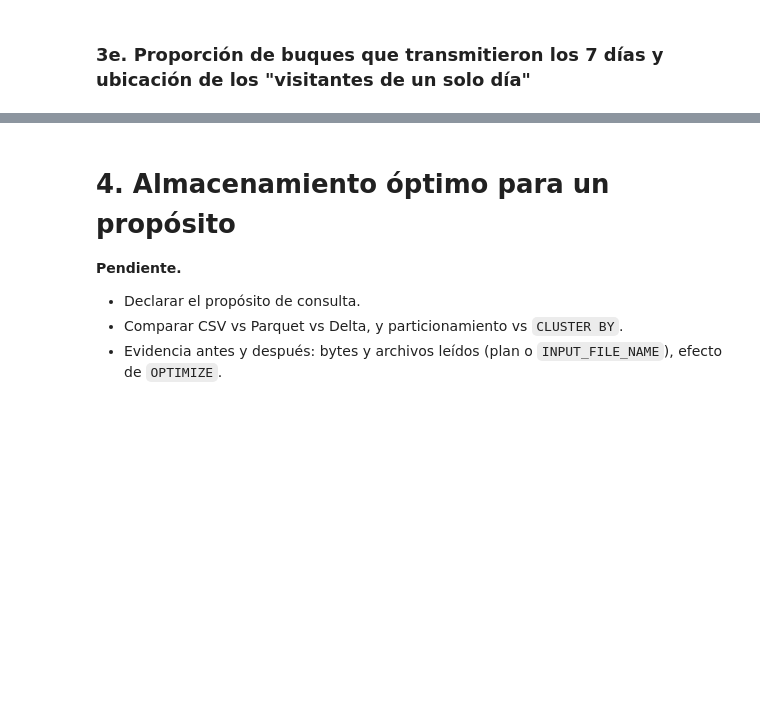
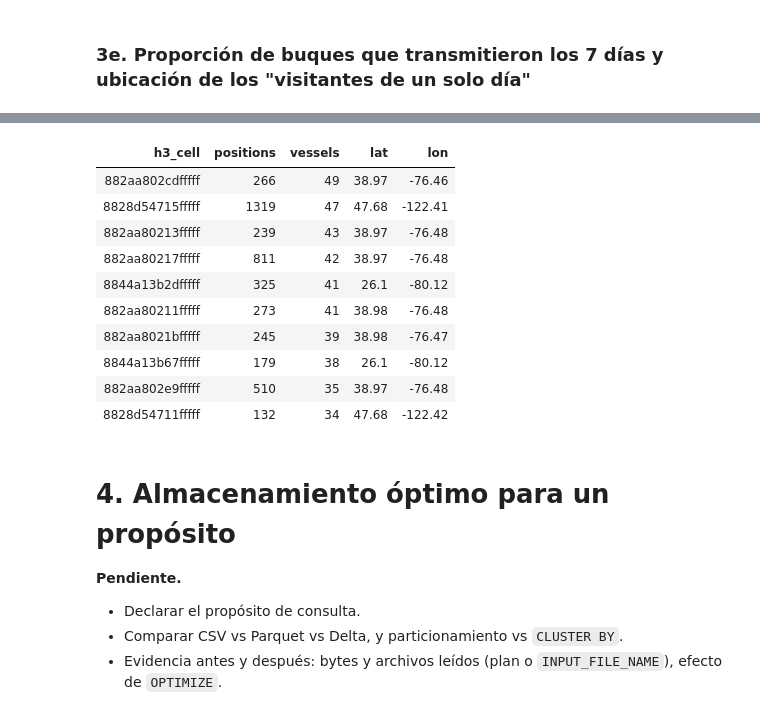
Before and after one commit to JuanDPerez/ocean-watch-analytics, a Jupyter notebook: ingest.ipynb, the cells around one changed output, grey strips where cells are left out. Drawn from its saved outputs; the diff is of its cells as text; code cells hidden in the pictures; blank space fills up the shorter version.

```diff
--- a/ingest.ipynb
+++ b/ingest.ipynb
@@ -391,2 +724,21 @@ if CLEANUP_LEGACY:
 # %% [markdown]
 ### 3e. Proporción de buques que transmitieron los 7 días y ubicación de los "visitantes de un solo día"
+# %%
+ais = spark.table("ocean_watch.raw.ais")
+
+# días activos por buque
+vessel_days = (
+    ais
+    .groupBy("MMSI")
+    .agg(F.count_distinct("day").alias("days_active"))
+)
+
+# cuántos por cantidad
+days_active = (
+    vessel_days
+    .groupBy("days_active")
+    .agg(F.count("*").alias("vessels"))
+    .orderBy("days_active")
+)
+
+display(days_active)
@@ -393,3 +754,35 @@ if CLEANUP_LEGACY:
+# %%
+single_day_mmsis = vessel_days.where(F.col("days_active") == 1).select("MMSI")
+
+single_day_locations = (
+    ais
+    .join(single_day_mmsis, "MMSI")
+    .where("LAT IS NOT NULL AND LON IS NOT NULL")
+    .withColumn("h3_cell", to_h3("LAT", "LON"))
+    .groupBy("h3_cell")
+    .agg(
+        F.count("*").alias("positions"),
+        F.count_distinct("MMSI").alias("vessels"),
+        F.round(F.avg("LAT"), 2).alias("lat"),
+        F.round(F.avg("LON"), 2).alias("lon"),
+    )
+    .orderBy(F.desc("vessels"))
+    .limit(10)
+)
+
+display(single_day_locations)
+# %% [output]
+| h3_cell | positions | vessels | lat | lon |
+| 882aa802cdfffff | 266 | 49 | 38.97 | -76.46 |
+| 8828d54715fffff | 1319 | 47 | 47.68 | -122.41 |
+| 882aa80213fffff | 239 | 43 | 38.97 | -76.48 |
+| 882aa80217fffff | 811 | 42 | 38.97 | -76.48 |
+| 8844a13b2dfffff | 325 | 41 | 26.1 | -80.12 |
+| 882aa80211fffff | 273 | 41 | 38.98 | -76.48 |
+| 882aa8021bfffff | 245 | 39 | 38.98 | -76.47 |
+| 8844a13b67fffff | 179 | 38 | 26.1 | -80.12 |
+| 882aa802e9fffff | 510 | 35 | 38.97 | -76.48 |
+| 8828d54711fffff | 132 | 34 | 47.68 | -122.42 |
 # %% [markdown]
 # 4. Almacenamiento óptimo para un propósito
 
```
Also changed, not shown: parts of 27 cells of this notebook.
